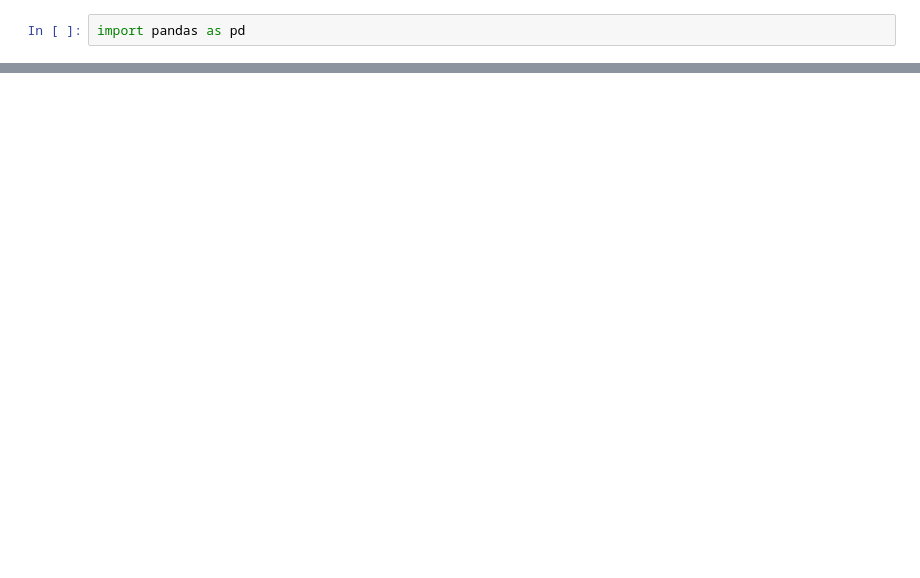
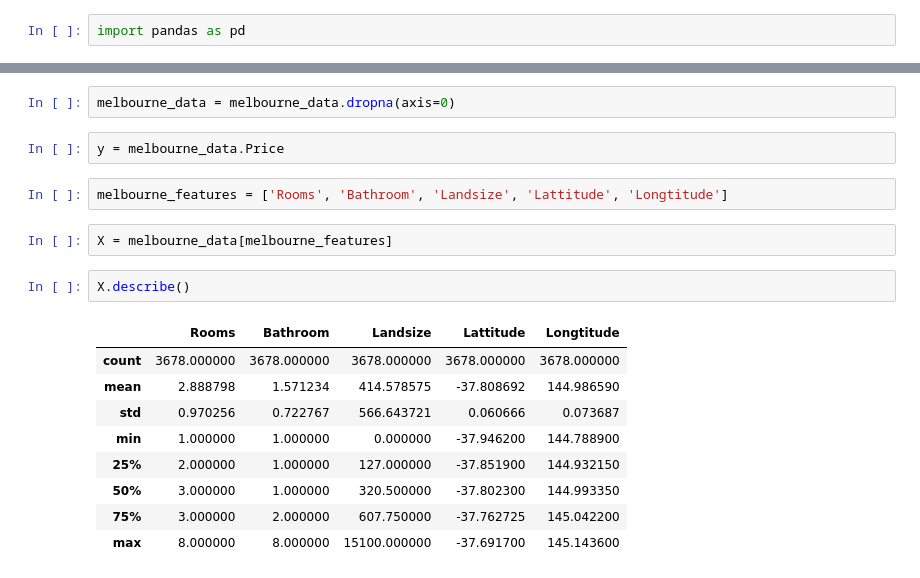
Before and after one commit to Heberson-Vinhote/preco-imoveis, a Jupyter notebook: preco_imoveis.ipynb, the cells around one changed output, grey strips where cells are left out. Saved outputs shown, nothing was run; the diff lists cells and outputs as text; blank space fills up the shorter version.

```diff
--- a/preco_imoveis.ipynb
+++ b/preco_imoveis.ipynb
@@ -18,0 +29,20 @@ melbourne_data.describe()
+# %%
+melbourne_data = melbourne_data.dropna(axis=0)
+# %%
+y = melbourne_data.Price
+# %%
+melbourne_features = ['Rooms', 'Bathroom', 'Landsize', 'Lattitude', 'Longtitude']
+# %%
+X = melbourne_data[melbourne_features]
+# %%
+X.describe()
+# %% [output]
+|  | Rooms | Bathroom | Landsize | Lattitude | Longtitude |
+| count | 3678.000000 | 3678.000000 | 3678.000000 | 3678.000000 | 3678.000000 |
+| mean | 2.888798 | 1.571234 | 414.578575 | -37.808692 | 144.986590 |
+| std | 0.970256 | 0.722767 | 566.643721 | 0.060666 | 0.073687 |
+| min | 1.000000 | 1.000000 | 0.000000 | -37.946200 | 144.788900 |
+| 25% | 2.000000 | 1.000000 | 127.000000 | -37.851900 | 144.932150 |
+| 50% | 3.000000 | 1.000000 | 320.500000 | -37.802300 | 144.993350 |
+| 75% | 3.000000 | 2.000000 | 607.750000 | -37.762725 | 145.042200 |
+| max | 8.000000 | 8.000000 | 15100.000000 | -37.691700 | 145.143600 |
```
Also changed, not shown: parts of 4 cells of this notebook.
